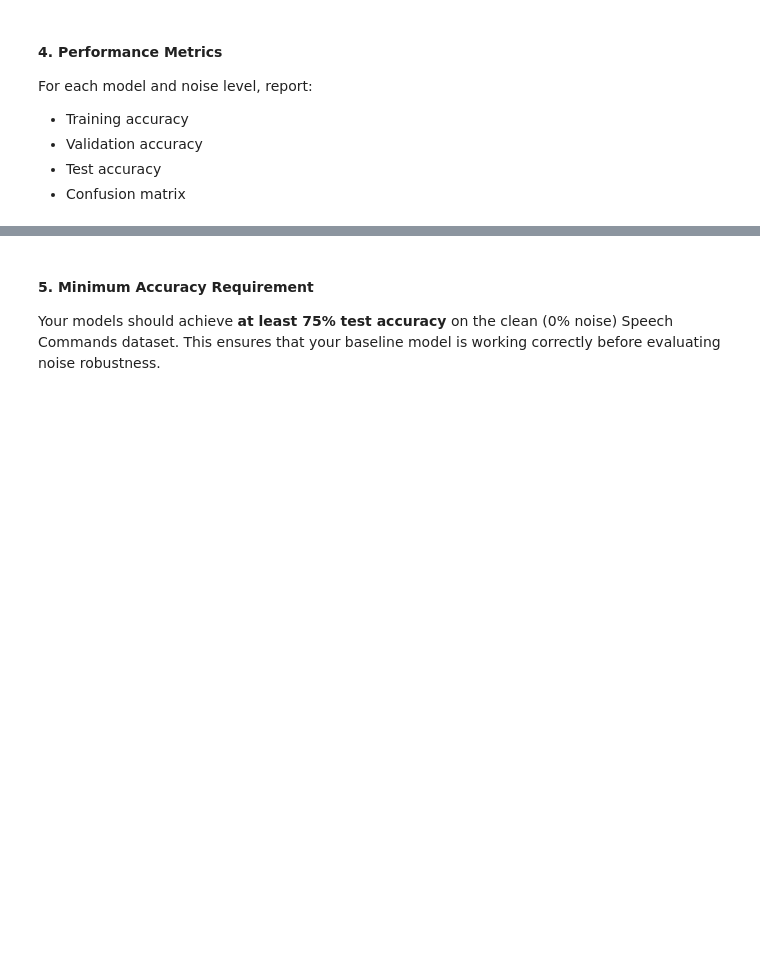
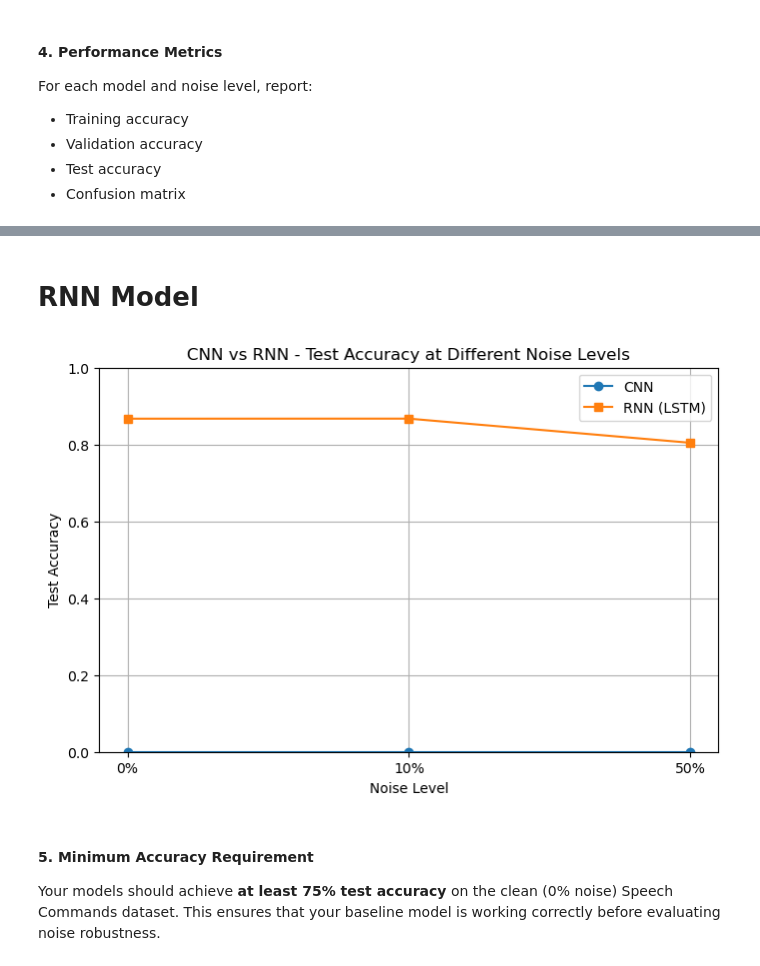
Before and after one commit to Kebertr/D7046E_ANN3_Group6, a Jupyter notebook: ANN_Project_Group6.ipynb, the cells around one changed output, grey strips where cells are left out. Cells and saved outputs as stored; diff of their text form; code cells hidden in the pictures; blank space fills up the shorter version.

```diff
--- a/ANN_Project_Group6.ipynb
+++ b/ANN_Project_Group6.ipynb
@@ -464,0 +498,2 @@ KeyboardInterrupt:
+# %% [markdown]
+# RNN Model
@@ -465,3 +619,38 @@ KeyboardInterrupt:
+# %%
+# RNN - Testing across noise levels (run separately so we dont have to retrain)
+noise_levels = [0, 0.1, 0.5]
+rnn_accuracies = []
+
+for levels in noise_levels:
+    trained_rnn = torch.load(f'best_rnn_model_{levels}.pt', weights_only=False)
+    trained_rnn.to(gpu)
+
+    test_noise_rnn = NoisyDataset(test_dataset, test_dataset_noise, noise_level=levels)
+    test_loader = DataLoader(test_noise_rnn, batch_size=BATCH_SIZE_RNN, shuffle=False)
+
+    acc = test_model(trained_rnn, test_loader)
+    rnn_accuracies.append(acc)
+    print(f"RNN Test accuracy at {int(levels*100)}% noise: {acc}")
+# %%
+# Comparison plot : accuracy vs noise level for both models
+# Fill in CNN accuracies from the CNN training output above
+
+noise_labels = ['0%', '10%', '50%']
+x = range(len(noise_labels))
+
+plt.figure(figsize=(8, 5))
+plt.plot(x, cnn_accuracies, 'o-', label='CNN')
+plt.plot(x, rnn_accuracies, 's-', label='RNN (LSTM)')
+plt.xticks(list(x), noise_labels)
+plt.xlabel('Noise Level')
+plt.ylabel('Test Accuracy')
+plt.title('CNN vs RNN - Test Accuracy at Different Noise Levels')
+plt.legend()
+plt.grid(True)
+plt.ylim(0, 1)
+plt.show()
+# %% [output]
+[figure, added]
 # %% [markdown]
 #### 5. Minimum Accuracy Requirement
 Your models should achieve **at least 75% test accuracy** on the clean (0% noise) Speech Commands dataset. This ensures that your baseline model is working correctly before evaluating noise robustness.
```
Also changed, not shown: parts of 7 cells of this notebook, 6 other files.
